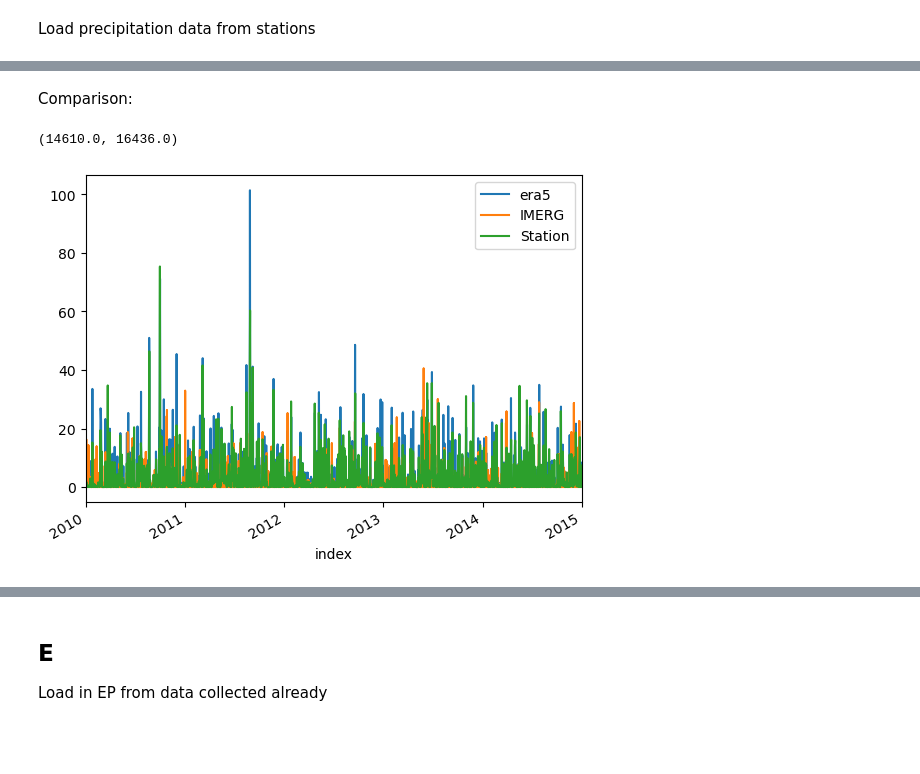
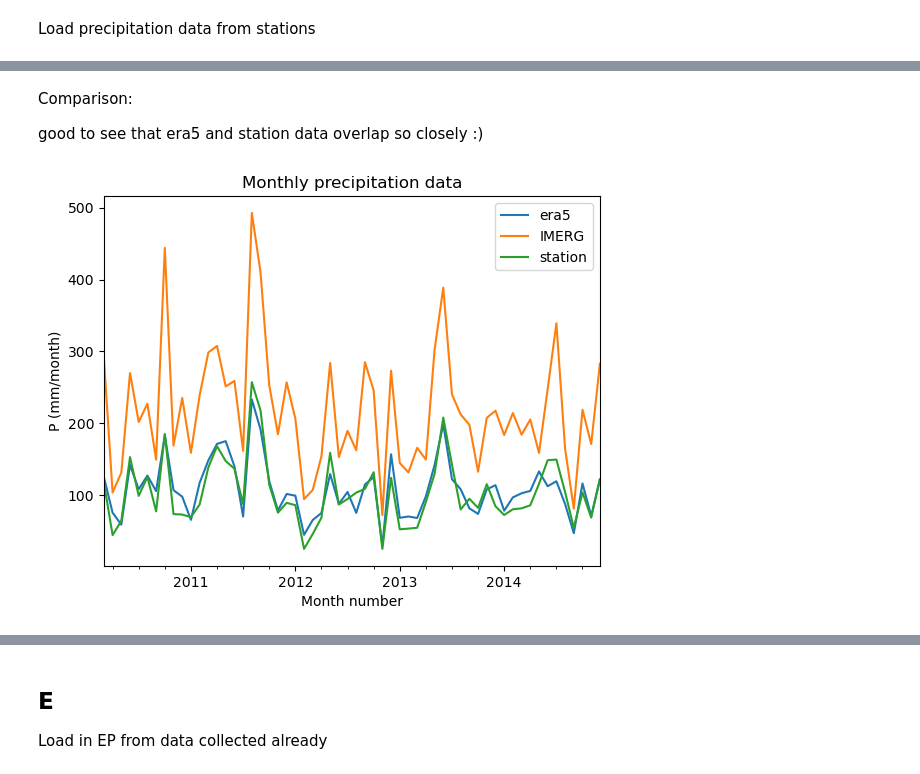
Before and after one commit to Daafip/ENVM1502-Catchment-model, a Jupyter notebook: Python files/2.67.Data_assimilation.ipynb, the cells around one changed output, grey strips where cells are left out. Saved outputs shown, nothing was run; the diff lists cells and outputs as text; code cells hidden in the pictures; blank space fills up the shorter version.

Commit message:
finishing data assimilation

```diff
--- a/Python files/2.67.Data_assimilation.ipynb
+++ b/Python files/2.67.Data_assimilation.ipynb
@@ -41,14 +41,14 @@ cropped_ds_era5 = ds_era5.where(mask==0)
 Pr in "kg m-2 s-1" -> *86400 mm/d
 # %%
 pr_series = cropped_ds_era5["pr"].mean(dim=["lat","lon"]).to_pandas() * 86400
-df_era5_P = pd.DataFrame(pr_series,columns=["pr"])
+df_era5_P = pd.DataFrame(pr_series,columns=["pr"]).rename(columns={"pr":"era5"})
 # %% [markdown]
 IMERGE from [google earth engine](https://developers.google.com/earth-engine/datasets/catalog/NASA_GPM_L3_IMERG_V06) with thanks to clear explanations by the [intro guide.](https://developers.google.com/earth-engine/tutorials/community/intro-to-python-api)
 # %%
-IMERGE = pd.read_parquet(f"{data_folder}\\P\\IMERG.parquet")
+IMERG = pd.read_parquet(f"{data_folder}\\P\\IMERG.parquet").rename(columns={"P":"IMERG"})
 # %% [markdown]
 Load precipitation data from stations
 # %%
 files = glob.glob(f"{data_folder}\\combined*.parquet")
 df_all_data = pd.read_parquet(files[0]).loc["2010":"2015"]
-station_data = df_all_data[["P"]]
+station_data = df_all_data[["P"]].rename(columns={"P":"station"})
@@ -54,0 +57,4 @@ station_data = df_all_data[["P"]]
+# %%
+monlthy_p = [df_era5_P.resample("m").sum(), IMERG.resample("m").sum(), station_data.resample("m").sum()]
+df_p = pd.concat(monlthy_p,axis = 1).loc["2010-03":"2014"]
+df_p.head(4)
@@ -55,12 +67,12 @@ station_data = df_all_data[["P"]]
 # %% [markdown]
 Comparison:
+
+good to see that era5 and station data overlap so closely :)
 # %%
 fig, ax = plt.subplots(1)
-df_era5_P["pr"].plot(ax=ax,label="era5")
-IMERGE["P"].plot(ax=ax,label="IMERG")
-station_data["P"].plot(ax=ax,label="Station")
-ax.legend()
-ax.set_xlim(("2010","2015"))
+df_p.plot(ax=ax)
+ax.set_title("Monthly precipitation data")
+ax.set_ylabel("P (mm/month)")
+ax.set_xlabel("Month number");
 # %% [output]
-(14610.0, 16436.0)
-[figure, old version]
+[figure, new version]
```
Also changed, not shown: parts of 40 cells of this notebook, 7 other files.
